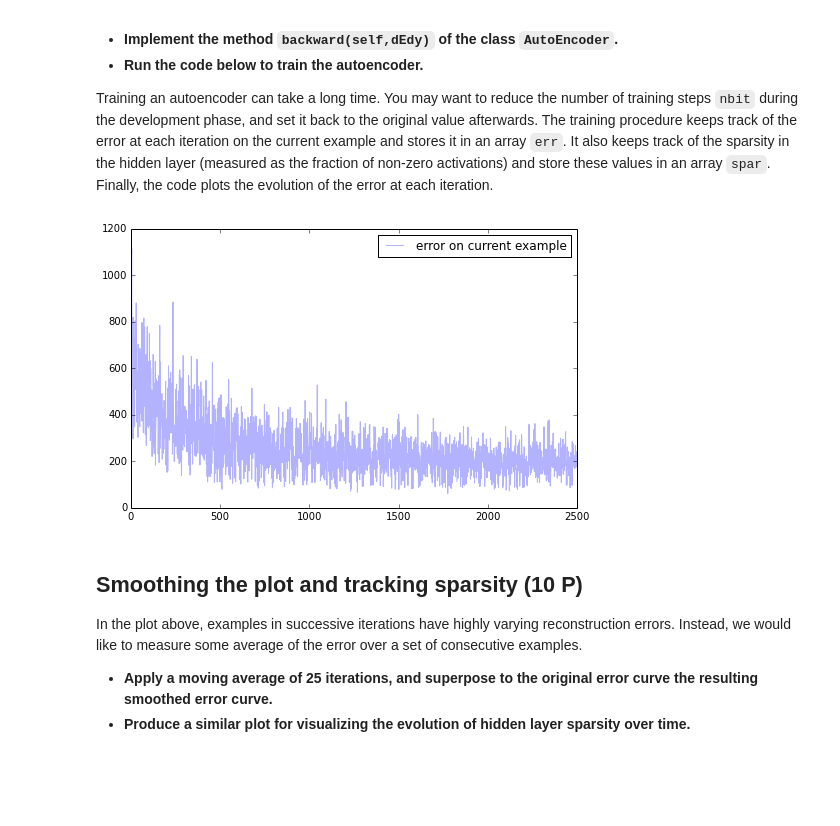
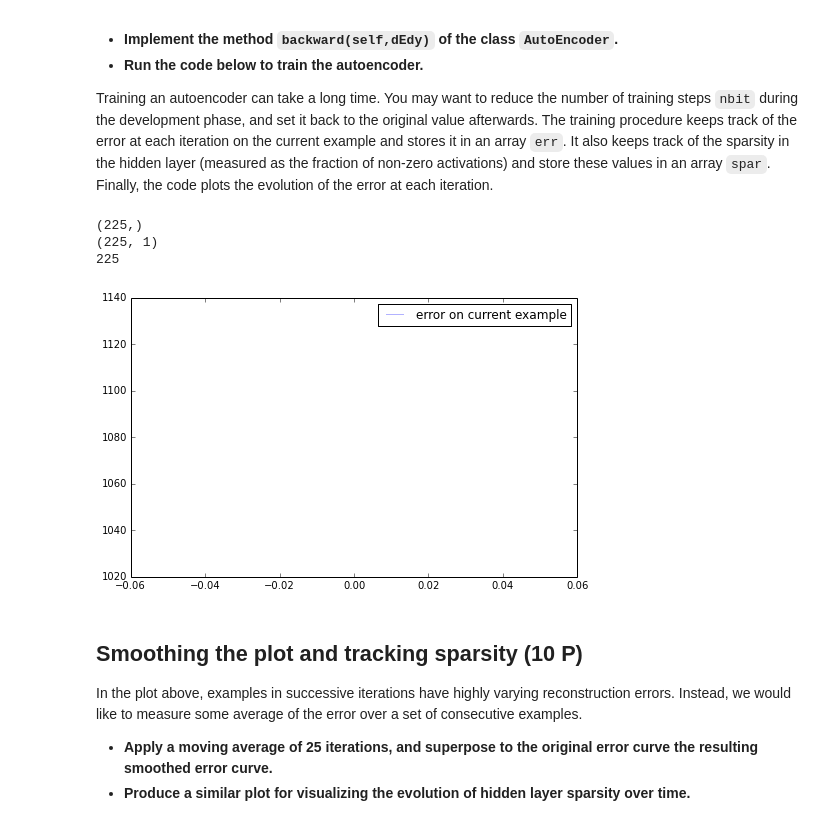
Before and after one commit to tim-pl-m/machinelearning2, a Jupyter notebook: ML2_exercise_4/sheet04.ipynb, the cells around one changed output. Saved outputs shown, nothing was run; the diff lists cells and outputs as text; code cells hidden in the pictures; blank space fills up the shorter version.

```diff
--- a/ML2_exercise_4/sheet04.ipynb
+++ b/ML2_exercise_4/sheet04.ipynb
@@ -87,35 +96,40 @@ Training an autoencoder can take a long time. You may want to reduce the number
 # %%
 ae = AutoEncoder(784,225)
 
 err  = [] # error at each iteration
 spar = [] # sparsity at each iteration
 
 # nbit = 25000
 # reduced nbit for developping
-# nbit = 250
-nbit = 2500
+nbit = 250
+# nbit = 2500
+nbit = 1
+
 for i in range(1,nbit+1):
 
     # Choose a random data point
     x0 = X[numpy.random.randint(70000)]
 
     # Train the autoencoder with this data point
     x = x0+numpy.random.normal(0,1.0,x0.shape)
     y = ae.forward(x)
     ae.backward(y-x0)
     ae.update(0.0005)
 
     # Keep track of the reconstruction error and sparsity
     err  += [((y-x0)**2).sum()]
     spar += [(ae.z>0).sum()*1.0/len(ae.z)]
 
 # Plot reconstruction error over time
 plt.figure(figsize=(8,5))
 plt.plot(err,alpha=0.3,label='error on current example')
 plt.legend(loc='upper right')
 plt.show()
 # %% [output]
+(225,)
+(225, 1)
+225
-[figure, old version]
+[figure, new version]
 # %% [markdown]
 ## Smoothing the plot and tracking sparsity (10 P)
 
```
Also changed, not shown: parts of 1 cell of this notebook.
